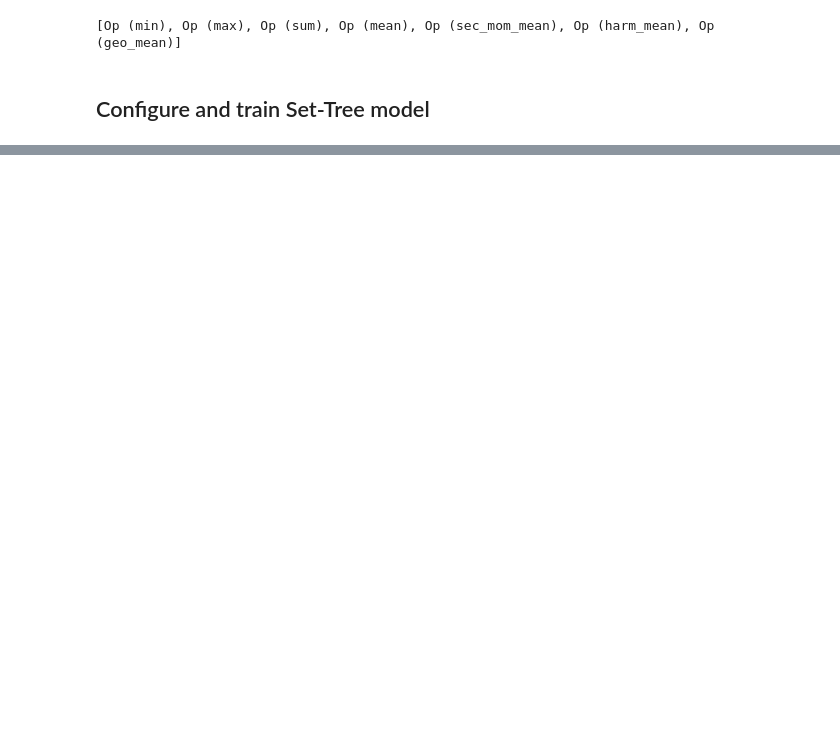
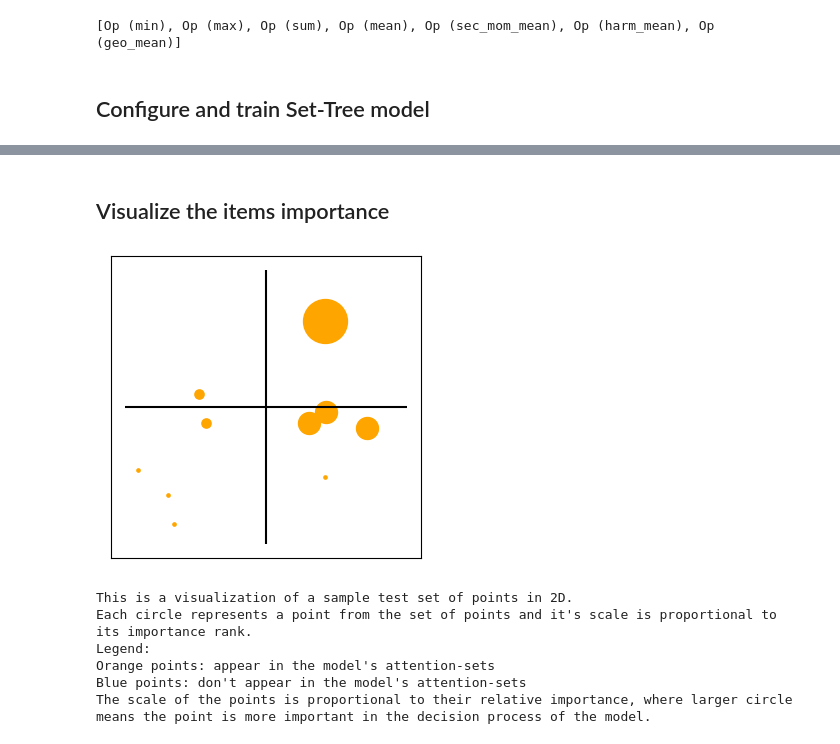
Before and after one commit to TAU-MLwell/Set-Tree, a Jupyter notebook: example.ipynb, the cells around one changed output, grey strips where cells are left out. Drawn from its saved outputs; the diff is of its cells as text; code cells hidden in the pictures; blank space fills up the shorter version.

```diff
--- a/example.ipynb
+++ b/example.ipynb
@@ -74,0 +100,36 @@ Tree: Test accuracy: 0.6050
+# %% [markdown]
+## Visualize the items importance
+# %%
+SCALE = 1e3
+N = 0
+SAMPLE_LABEL = 1
+
+test_indx = np.where(y_test == SAMPLE_LABEL)[0][N]
+sample_record = x_test[test_indx]
+point2rank = settree.get_item2rank_from_tree(set_tree_model, settree.SetDataset(records=[sample_record], is_init=True))
+
+min_val = SCALE * 2**(-max(list(point2rank.values())))
+fig=plt.figure(figsize=(4,4), dpi= 100, facecolor='w', edgecolor='k')
+for i, point in enumerate(sample_record):
+    if i in point2rank:
+        plt.scatter(point[0], point[1], s=SCALE * 2**(-point2rank[i]), color='orange')
+    else:
+        plt.scatter(point[0], point[1], s=min_val, color='blue')
+plt.hlines(0, -1, 1, colors='black')
+plt.vlines(0, -1, 1, colors='black')
+plt.xticks([]), plt.yticks([])
+plt.show()
+
+print('This is a visualization of a sample test set of points in 2D.\nEach circle represents a point from the set of points and '
+      'it\'s scale is proportional to its importance rank.')
+print('Legend:\nOrange points: appear in the model\'s attention-sets\nBlue points: don\'t appear in the model\'s attention-sets\n'
+      'The scale of the points is proportional to their relative importance, where larger circle means the point'
+      ' is more important in the decision process of the model.')
+# %% [output]
+[figure, added]
+This is a visualization of a sample test set of points in 2D.
+Each circle represents a point from the set of points and it's scale is proportional to its importance rank.
+Legend:
+Orange points: appear in the model's attention-sets
+Blue points: don't appear in the model's attention-sets
+The scale of the points is proportional to their relative importance, where larger circle means the point is more important in the decision process of the model.
```
Also changed, not shown: parts of 11 cells of this notebook, 1 other file.
